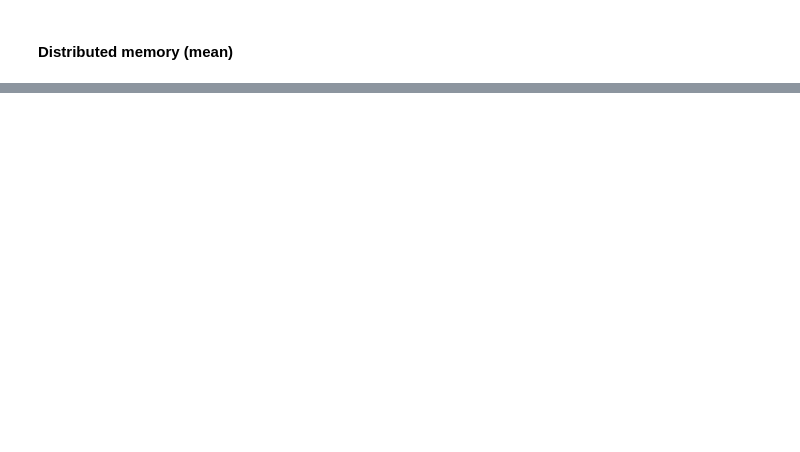
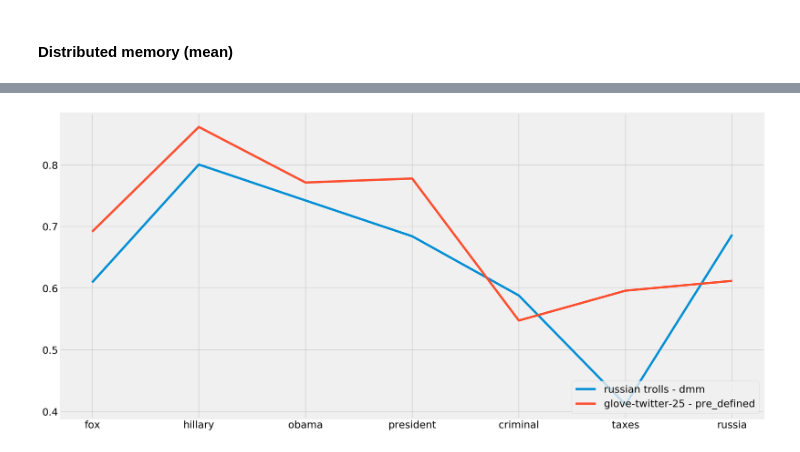
Before and after one commit to jonhealy1/troll_tweets, a Jupyter notebook: troll_tweets_doc2vec.ipynb, the cells around one changed output, grey strips where cells are left out. Saved outputs shown, nothing was run; the diff lists cells and outputs as text; code cells hidden in the pictures; blank space fills up the shorter version.

```diff
--- a/troll_tweets_doc2vec.ipynb
+++ b/troll_tweets_doc2vec.ipynb
@@ -112,3 +123,3 @@ for epoch in range(30):
 # %%
-#model_ug_dmc = Doc2Vec.load('d2v_model_ug_dmc.doc2vec')
+model_ug_dmc = Doc2Vec.load('d2v_model_ug_dmc.doc2vec')
 # %%
@@ -147 +304,17 @@ model.train(my_df,total_examples=len(my_df),epochs=10)
+# %%
+from gensim.models.word2vec import Word2Vec
+import gensim.downloader as api
+model = api.load("glove-twitter-25")
+model.wv.most_similar("news")
+#corpus = api.load('text8')  # download the corpus and return it opened as an iterable
+#corpus = api.load('fake-news')
+
+#model = Word2Vec(corpus)  # train a model from the corpus
+
+
+#import gensim.downloader as api
+
+# info = api.info()  # show info about available models/datasets
+# model = api.load("glove-twitter-25")  # download the model and return as object ready for use
+# model.most_similar("cat")
 # %%
@@ -151,0 +373,25 @@ KeyError: "word 'Right' not in vocabulary"
+# %%
+y2_fox = model.wv.similarity('fox', 'trump')
+y2_hillary = model.wv.similarity('hillary', 'trump')
+y2_obama = model.wv.similarity('obama', 'trump')
+y2_president = model.wv.similarity('president', 'trump')
+y2_criminal = model.wv.similarity('criminal', 'trump')
+y2_taxes = model.wv.similarity('taxes', 'trump')
+y2_russia = model.wv.similarity('russia', 'trump')
+y1_russia = model_ug_dmm.wv.similarity('russia', 'trump')
+y0_russia = model_ug_dmc.wv.similarity('russia', 'trump')
+# %%
+x = ['fox', 'hillary', 'obama', 'president','criminal','taxes','russia']
+y2 = [y2_fox, y2_hillary, y2_obama, y2_president, y2_criminal, y2_taxes, y2_russia]
+y1 = [y1_fox, y1_hillary, y1_obama, y1_president, y1_criminal, y1_taxes, y1_russia]
+y0 = [y0_fox, y0_hillary, y0_obama, y0_president, y0_criminal, y0_taxes, y0_russia]
+plt.figure(figsize=(20,10))
+plt.rc('font', size=18)
+#plt.plot(x, y0)
+plt.plot(x, y1)
+plt.plot(x, y2)
+#plt.legend(['russian trolls - dmc', 'russian trolls - dmm','glove-twitter-25 - pre_defined'], loc=4)
+plt.legend(['russian trolls - dmm','glove-twitter-25 - pre_defined'], loc=4)
+plt.show()
+# %% [output]
+[figure, added]
```
Also changed, not shown: parts of 26 cells of this notebook, 10 other files.
